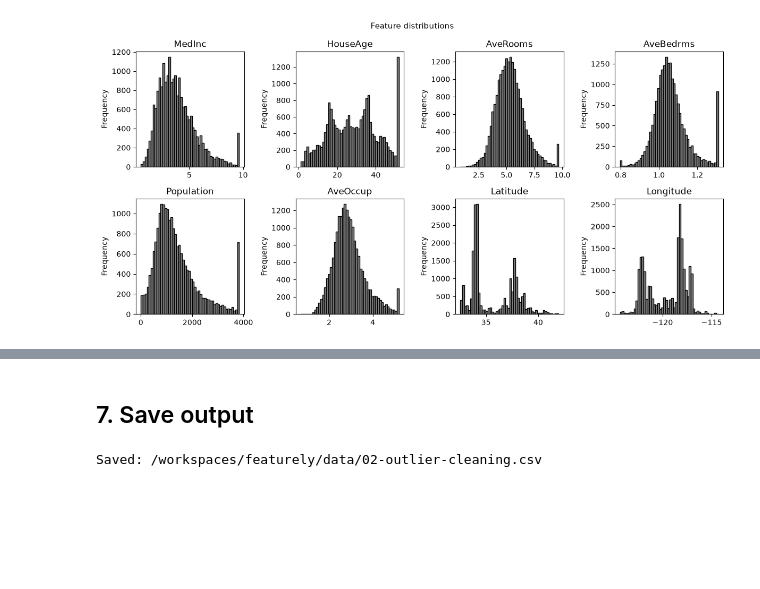
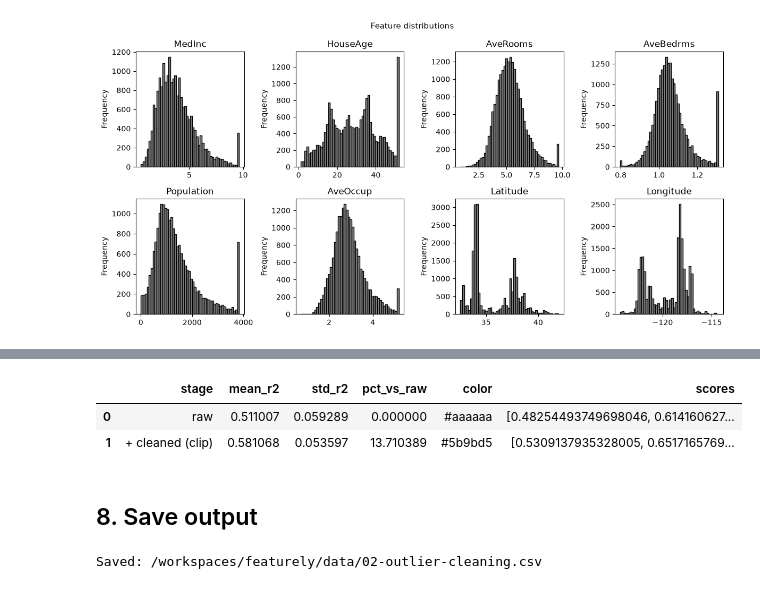
Before and after one commit to gperdrizet/featurely, a Jupyter notebook: notebooks/02-outlier-cleaning.ipynb, the cells around one changed output, grey strips where cells are left out. Drawn from its saved outputs; the diff is of its cells as text; code cells hidden in the pictures; blank space fills up the shorter version.

```diff
--- a/notebooks/02-outlier-cleaning.ipynb
+++ b/notebooks/02-outlier-cleaning.ipynb
@@ -329,5 +366,11 @@ fl.plot_feature_distributions(housing_df)
+# %%
+results_df.head()
+# %% [output]
+|  | stage | mean_r2 | std_r2 | pct_vs_raw | color | scores |
+| 0 | raw | 0.511007 | 0.059289 | 0.000000 | #aaaaaa | [0.48254493749698046, 0.614160627... |
+| 1 | + cleaned (clip) | 0.581068 | 0.053597 | 13.710389 | #5b9bd5 | [0.5309137935328005, 0.6517165769... |
 # %% [markdown]
-## 7. Save output
+## 8. Save output
 # %%
 out_path = DATA_DIR / '02-outlier-cleaning.csv'
 housing_df.to_csv(out_path, index=False)
```
Also changed, not shown: parts of 5 cells of this notebook, 1 other file.
